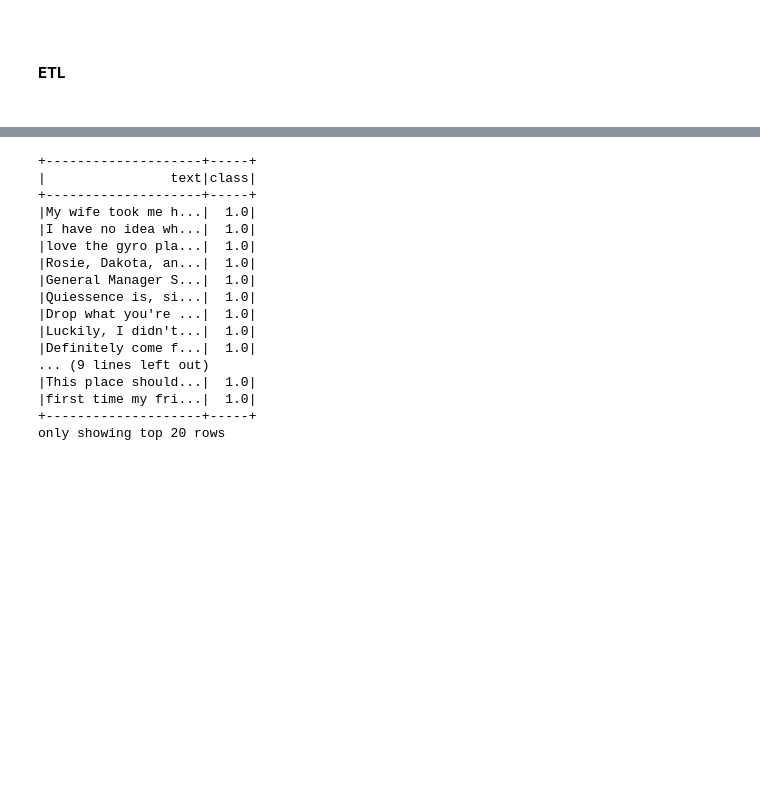
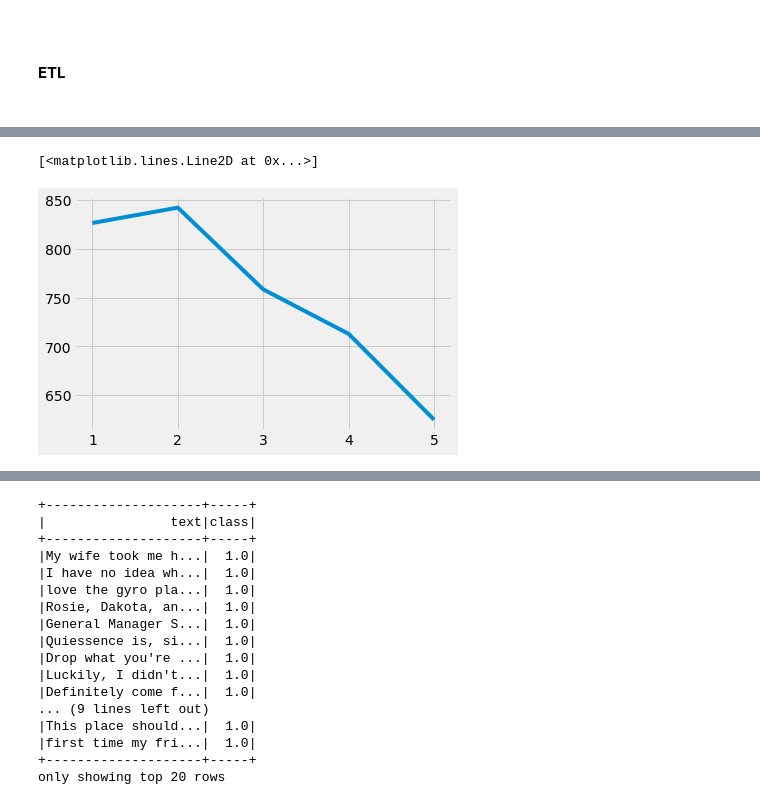
Before and after one commit to karenbennis/Xy, a Jupyter notebook: Project.ipynb, the cells around one changed output, grey strips where cells are left out. Drawn from its saved outputs; the diff is of its cells as text; code cells hidden in the pictures; blank space fills up the shorter version.

```diff
--- a/Project.ipynb
+++ b/Project.ipynb
@@ -48,0 +96,5 @@ data_df=data_df.dropna()
+# %%
+plt.plot(summ[['length']])
+# %% [output]
+[<matplotlib.lines.Line2D at 0x...>]
+[figure, added]
```
Also changed, not shown: parts of 9 cells of this notebook.
